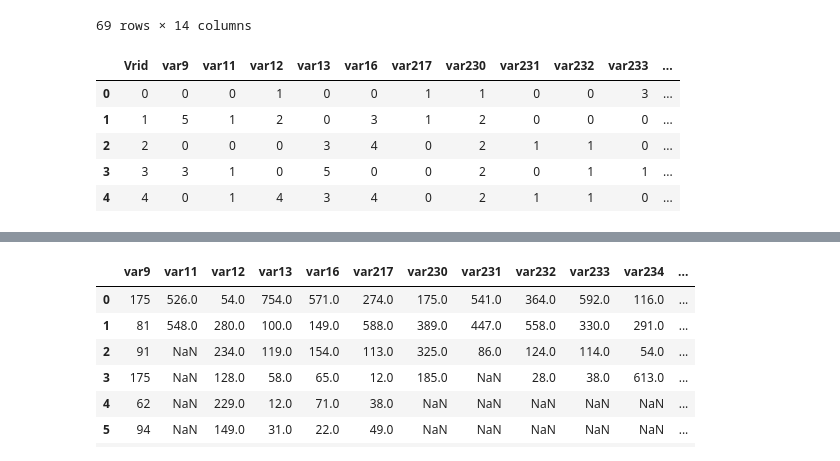
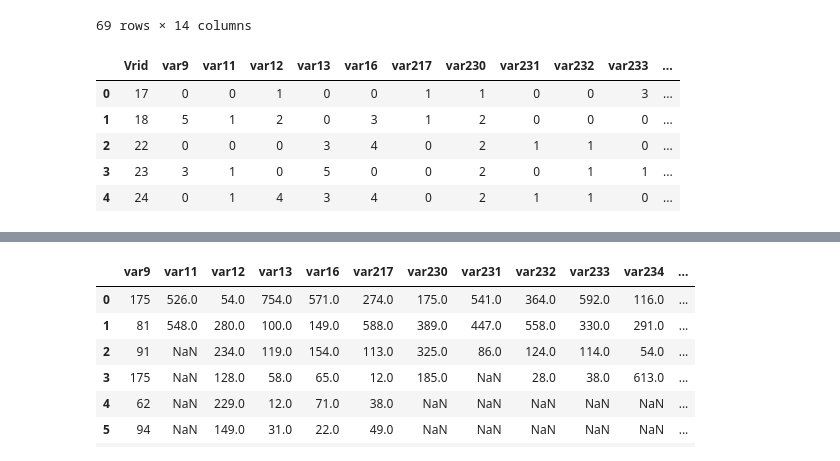
Before and after one commit to sarahrustan/Data-Transformation-Project, a Jupyter notebook: Data Transformation Project.ipynb, the cells around one changed output, grey strips where cells are left out. Saved outputs shown, nothing was run; the diff lists cells and outputs as text; code cells hidden in the pictures.

```diff
--- a/Data Transformation Project.ipynb
+++ b/Data Transformation Project.ipynb
@@ -38,7 +52,7 @@ df.shape
 # %%
-# Select variables for transformation
-ds = df[['Vrid','var9', 'var11', 'var12', 'var13', 'var16', 'var217', 'var230', 'var231', 'var232', 'var233', 'var234',
-        'var235', 'var236', 'var246']]
+# Create subset for transformation
+ds = df[['Vrid','var9', 'var11', 'var12', 'var13', 'var16', 'var217', 'var230', 'var231', 'var232', 'var233',
+         'var234', 'var235', 'var236', 'var246']]
 ds.head()
 # %% [output]
 |  | Vrid | var9 | var11 | var12 | var13 | var16 | var217 | var230 | var231 | var232 | var233 | ... |
@@ -47,3 +61,5 @@ ds.head()
 | 2 | 22 | 10001 | 10023 | 10025 | 10034 | 10056 | 10656 | 10724 | 10727 | 10730 | 10733 | ... |
 | 3 | 23 | 10004 | 10024 | 10025 | 10036 | 10052 | 10656 | 10724 | 10726 | 10730 | 10734 | ... |
 | 4 | 24 | 10001 | 10024 | 10029 | 10034 | 10056 | 10656 | 10724 | 10727 | 10730 | 10733 | ... |
+# %%
+ds.set_index('Vrid')
@@ -71,17 +144,14 @@ ds.iloc[:, 1:].apply(pd.value_counts)
 69 rows × 14 columns
 # %%
 # Create new dataframe with transformed variables
-dsr = 0
-for i in ds:
-    if i=="Vrid":
-        dsr=ds
-    if i != "Vrid":
-        dsr= ds.apply(preprocessing.LabelEncoder().fit_transform)
+dsr = pd.DataFrame()
+dsr= ds.apply(preprocessing.LabelEncoder().fit_transform)
+dsr['Vrid'] = ds['Vrid']
 dsr.head()
 # %% [output]
 |  | Vrid | var9 | var11 | var12 | var13 | var16 | var217 | var230 | var231 | var232 | var233 | ... |
-| 0 | 0 | 0 | 0 | 1 | 0 | 0 | 1 | 1 | 0 | 0 | 3 | ... |
-| 1 | 1 | 5 | 1 | 2 | 0 | 3 | 1 | 2 | 0 | 0 | 0 | ... |
-| 2 | 2 | 0 | 0 | 0 | 3 | 4 | 0 | 2 | 1 | 1 | 0 | ... |
-| 3 | 3 | 3 | 1 | 0 | 5 | 0 | 0 | 2 | 0 | 1 | 1 | ... |
-| 4 | 4 | 0 | 1 | 4 | 3 | 4 | 0 | 2 | 1 | 1 | 0 | ... |
+| 0 | 17 | 0 | 0 | 1 | 0 | 0 | 1 | 1 | 0 | 0 | 3 | ... |
+| 1 | 18 | 5 | 1 | 2 | 0 | 3 | 1 | 2 | 0 | 0 | 0 | ... |
+| 2 | 22 | 0 | 0 | 0 | 3 | 4 | 0 | 2 | 1 | 1 | 0 | ... |
+| 3 | 23 | 3 | 1 | 0 | 5 | 0 | 0 | 2 | 0 | 1 | 1 | ... |
+| 4 | 24 | 0 | 1 | 4 | 3 | 4 | 0 | 2 | 1 | 1 | 0 | ... |
```
Also changed, not shown: parts of 13 cells of this notebook, 1 other file.
